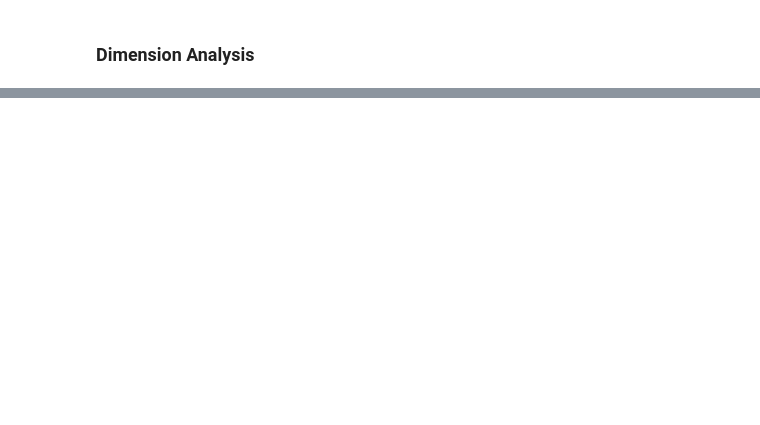
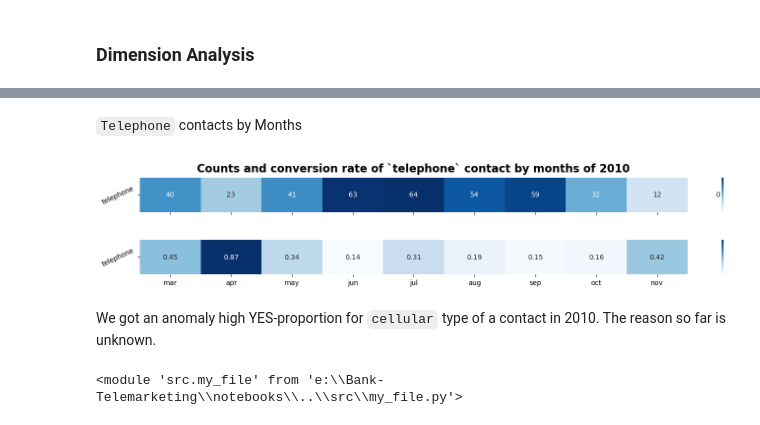
Before and after one commit to annugit1655/Bank-TeleMarketing, a Jupyter notebook: notebooks/campaign-eda-term-deposiy.ipynb, the cells around one changed output, grey strips where cells are left out. Drawn from its saved outputs; the diff is of its cells as text; code cells hidden in the pictures; blank space fills up the shorter version.

```diff
--- a/notebooks/campaign-eda-term-deposiy.ipynb
+++ b/notebooks/campaign-eda-term-deposiy.ipynb
@@ -180,0 +256,21 @@ my_file.plot_numeric_distribution(tele_df, 'duration');
+# %% [markdown]
+`Telephone` contacts by Months
+# %%
+fig, ax = plt.subplots(2, 1, figsize=(15, 3), sharex=True)
+my_file.plot_heatmap_bivariate_analysis(
+    tele_df[(tele_df['contact']=='telephone') & (tele_df['year']==2010)], 'contact',
+    'month_order', 'y_binary', fig=fig, ax=ax)
+
+ax[0].set_title("Counts and conversion rate of `telephone` contact by months of 2010", fontsize=16, fontweight='bold', y=1.05)
+ax[1].set_title("")
+plt.subplots_adjust(wspace=0.3, hspace=0.8)
+plt.show()
+# %% [output]
+[figure, added]
+# %% [markdown]
+We got an anomaly high YES-proportion for `cellular` type of a contact in 2010. The reason so far is unknown.
+# %%
+import importlib
+importlib.reload(my_file)
+# %% [output]
+<module 'src.my_file' from 'e:\\Bank-Telemarketing\\notebooks\\..\\src\\my_file.py'>
```
Also changed, not shown: parts of 23 cells of this notebook, 1 other file.
